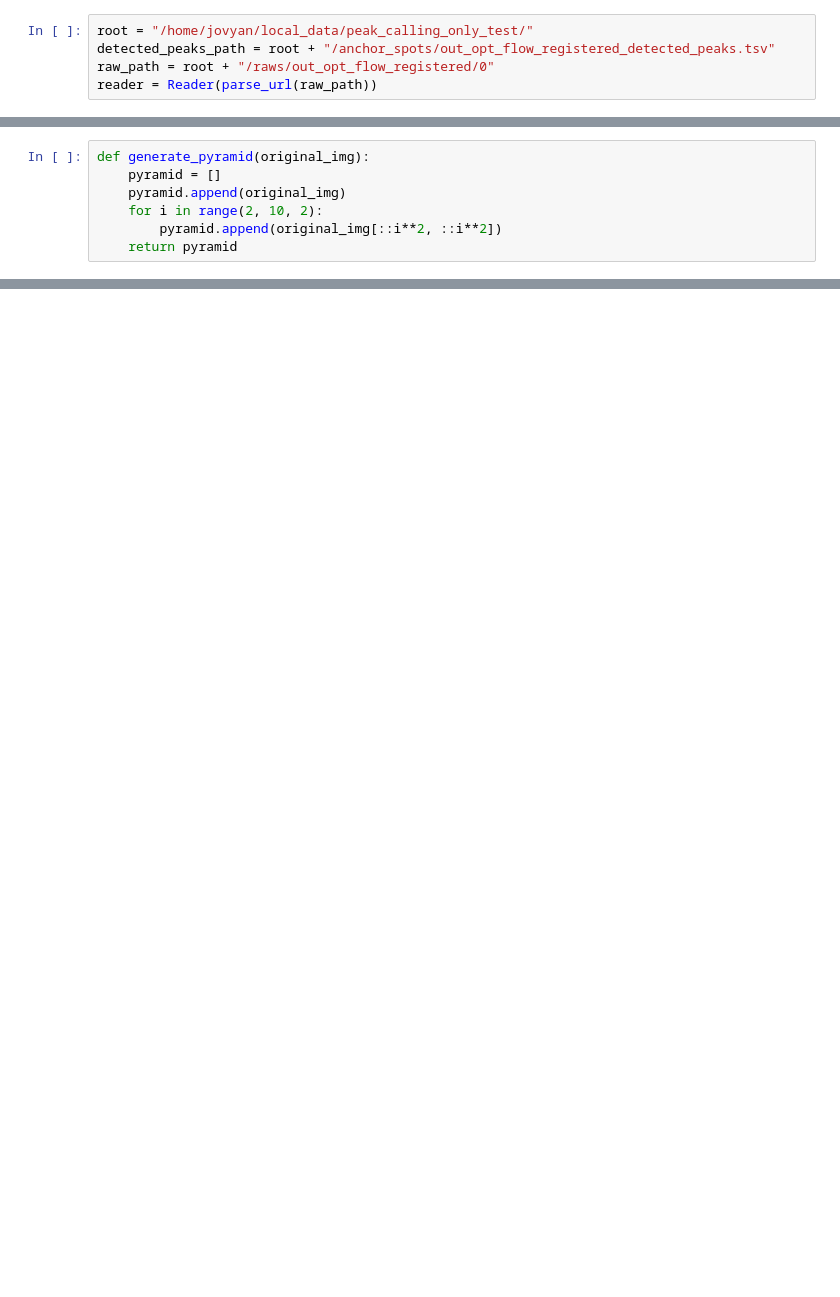
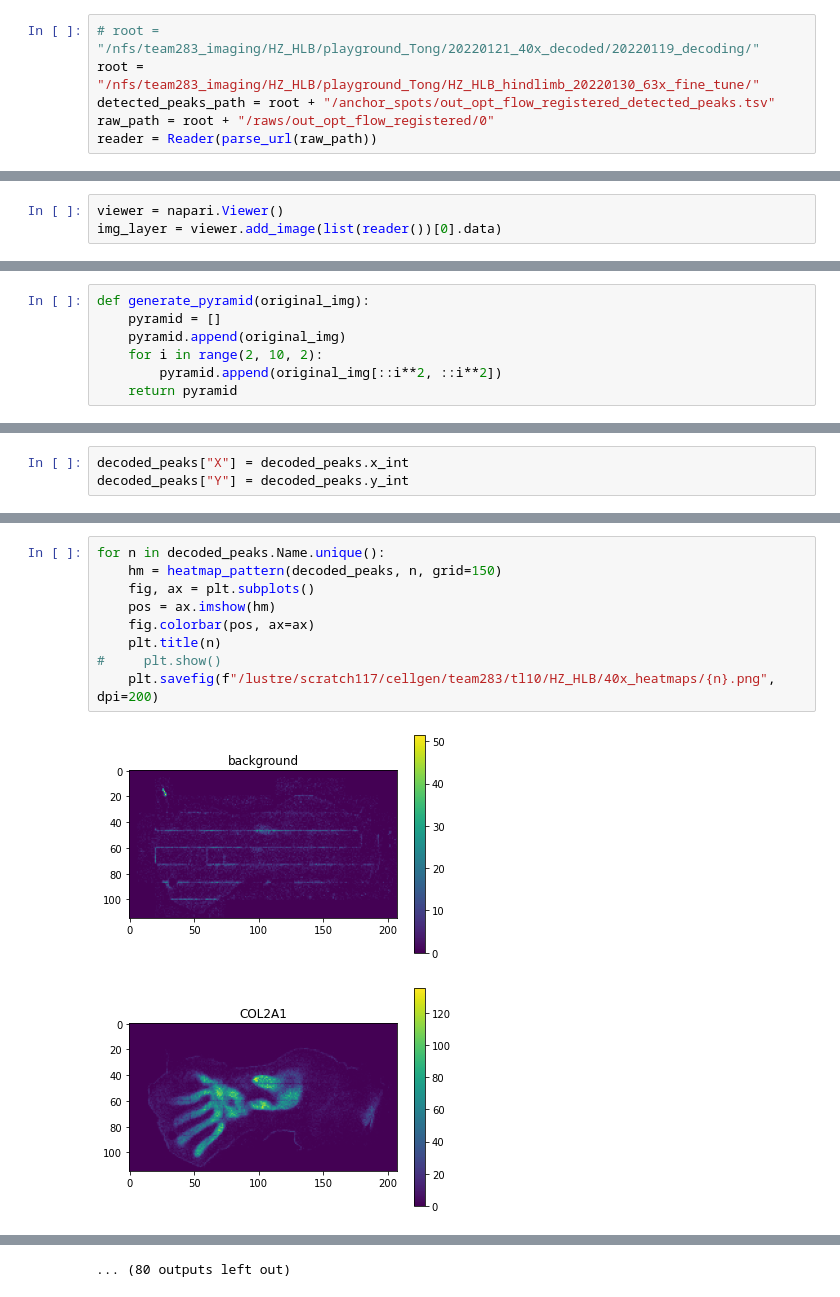
Before and after one commit to BioinfoTongLI/workflow-decoding, a Jupyter notebook: notebook/ISS_data_visual_QC.ipynb, the cells around one changed output, grey strips where cells are left out. Cells and saved outputs as stored; diff of their text form; blank space fills up the shorter version.

```diff
--- a/notebook/ISS_data_visual_QC.ipynb
+++ b/notebook/ISS_data_visual_QC.ipynb
@@ -4,7 +24,8 @@ import pandas as pd
 from ome_zarr.io import parse_url
 from ome_zarr.reader import Node, Reader
 # %%
-root = "/home/jovyan/local_data/peak_calling_only_test/"
+# root = "/nfs/team283_imaging/HZ_HLB/playground_Tong/20220121_40x_decoded/20220119_decoding/"
+root = "/nfs/team283_imaging/HZ_HLB/playground_Tong/HZ_HLB_hindlimb_20220130_63x_fine_tune/"
 detected_peaks_path = root + "/anchor_spots/out_opt_flow_registered_detected_peaks.tsv"
 raw_path = root + "/raws/out_opt_flow_registered/0"
 reader = Reader(parse_url(raw_path))
@@ -86,3 +107,6 @@ RuntimeWarning: Enable tracemalloc to get the object allocation traceback
 decoded_peaks = pd.read_csv(decoded_peaks_path, sep="\t")
 # %%
 decoded_group = decoded_peaks.groupby("Name")
+# %%
+viewer = napari.Viewer()
+img_layer = viewer.add_image(list(reader())[0].data)
@@ -99,0 +216,3 @@ def generate_pyramid(original_img):
+# %%
+decoded_peaks["X"] = decoded_peaks.x_int
+decoded_peaks["Y"] = decoded_peaks.y_int
@@ -99,0 +235,12 @@ def generate_pyramid(original_img):
+# %%
+for n in decoded_peaks.Name.unique():
+    hm = heatmap_pattern(decoded_peaks, n, grid=150)
+    fig, ax = plt.subplots()
+    pos = ax.imshow(hm)
+    fig.colorbar(pos, ax=ax)
+    plt.title(n)
+#     plt.show()
+    plt.savefig(f"/lustre/scratch117/cellgen/team283/tl10/HZ_HLB/40x_heatmaps/{n}.png", dpi=200)
+# %% [output]
+[figure, added]
+[figure, added]
@@ -99,0 +257 @@ def generate_pyramid(original_img):
+... (80 outputs left out)
```
Also changed, not shown: parts of 12 cells of this notebook, 4 other files.
